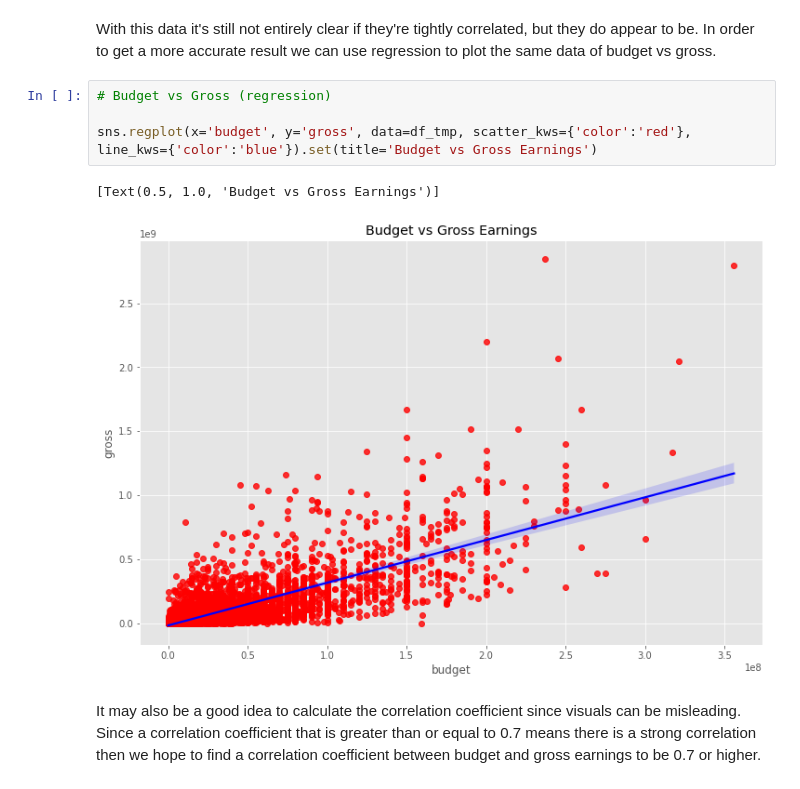
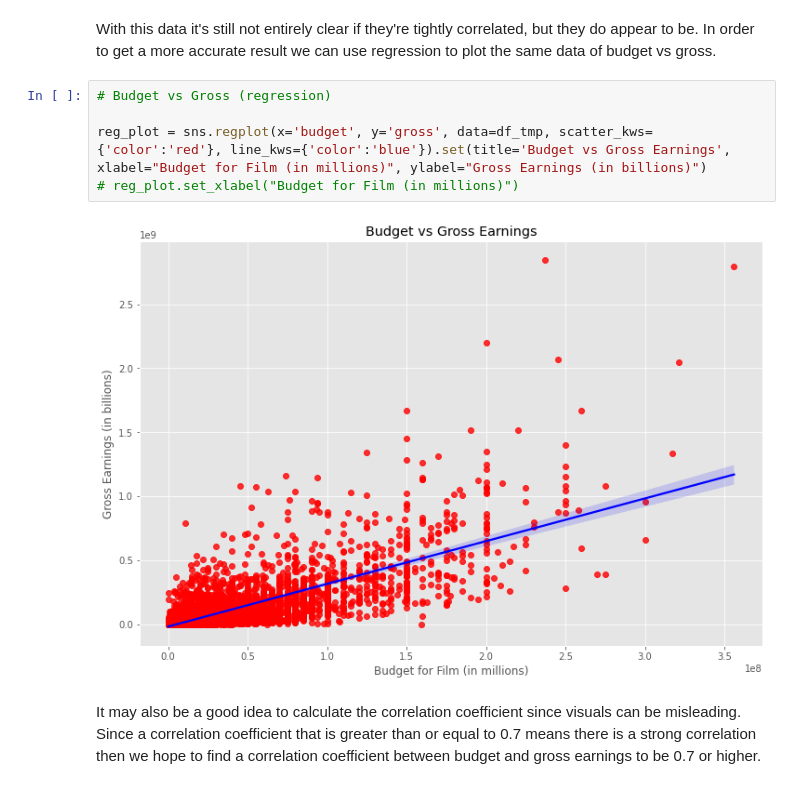
Before and after one commit to DanielContreras/Movie-Industry-Analysis, a Jupyter notebook: analysis.ipynb, the cells around one changed output. Cells and saved outputs as stored; diff of their text form.

Commit message:
Added more descriptive labeling to plots

```diff
--- a/analysis.ipynb
+++ b/analysis.ipynb
@@ -171,10 +171,10 @@ With this data it's still not entirely clear if they're tightly correlated, but
 # %%
 # Budget vs Gross (regression)
 
-sns.regplot(x='budget', y='gross', data=df_tmp, scatter_kws={'color':'red'}, line_kws={'color':'blue'}).set(title='Budget vs Gross Earnings')
+reg_plot = sns.regplot(x='budget', y='gross', data=df_tmp, scatter_kws={'color':'red'}, line_kws={'color':'blue'}).set(title='Budget vs Gross Earnings', xlabel="Budget for Film (in millions)", ylabel="Gross Earnings (in billions)")
+# reg_plot.set_xlabel("Budget for Film (in millions)")
 # %% [output]
-[Text(0.5, 1.0, 'Budget vs Gross Earnings')]
-[figure, old version]
+[figure, new version]
 # %% [markdown]
 It may also be a good idea to calculate the correlation coefficient since visuals can be misleading. Since a correlation coefficient that is greater than or equal to 0.7 means there is a strong correlation then we hope to find a correlation coefficient between budget and gross earnings to be 0.7 or higher.
 # %%
```
Also changed, not shown: parts of 1 cell of this notebook.
